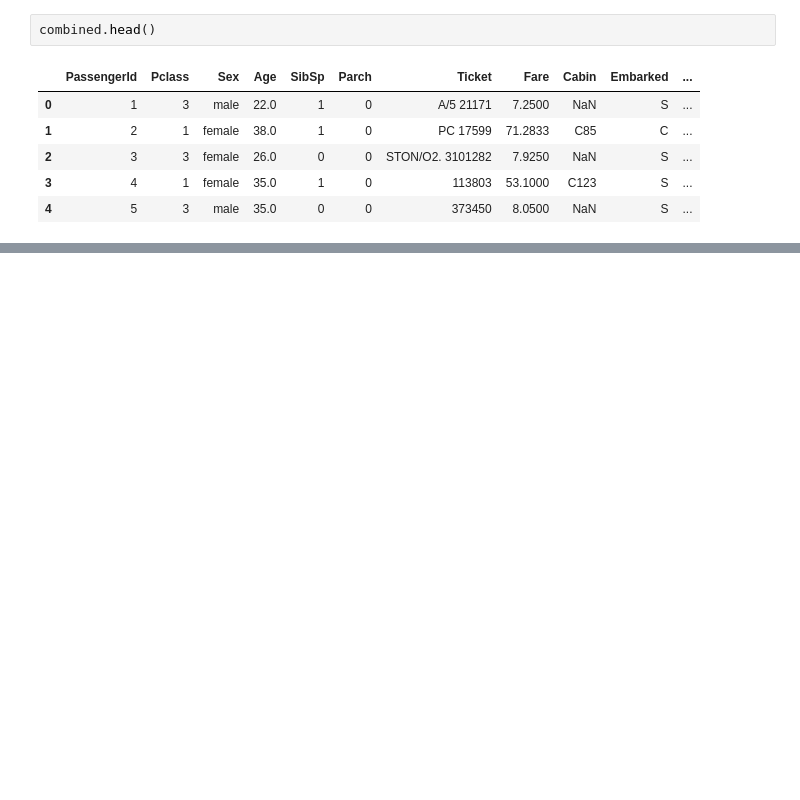
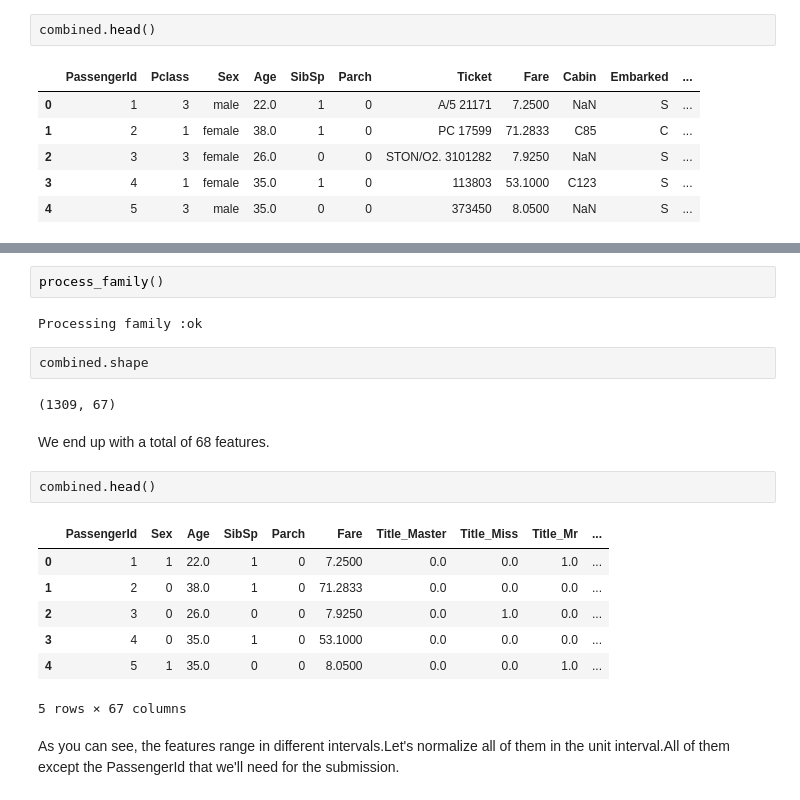
Before and after one commit to Naveed1842/DataScience-Projects, a Jupyter notebook: kaggle-titanic/Data_Exploration.ipynb, the cells around one changed output, grey strips where cells are left out. Saved outputs shown, nothing was run; the diff lists cells and outputs as text; blank space fills up the shorter version.

```diff
--- a/kaggle-titanic/Data_Exploration.ipynb
+++ b/kaggle-titanic/Data_Exploration.ipynb
@@ -421,0 +714,22 @@ combined.head()
+# %%
+process_family()
+# %% [output]
+Processing family :ok
+# %%
+combined.shape
+# %% [output]
+(1309, 67)
+# %% [markdown]
+We end up with a total of 68 features.
+# %%
+combined.head()
+# %% [output]
+|  | PassengerId | Sex | Age | SibSp | Parch | Fare | Title_Master | Title_Miss | Title_Mr | ... |
+| 0 | 1 | 1 | 22.0 | 1 | 0 | 7.2500 | 0.0 | 0.0 | 1.0 | ... |
+| 1 | 2 | 0 | 38.0 | 1 | 0 | 71.2833 | 0.0 | 0.0 | 0.0 | ... |
+| 2 | 3 | 0 | 26.0 | 0 | 0 | 7.9250 | 0.0 | 1.0 | 0.0 | ... |
+| 3 | 4 | 0 | 35.0 | 1 | 0 | 53.1000 | 0.0 | 0.0 | 0.0 | ... |
+| 4 | 5 | 1 | 35.0 | 0 | 0 | 8.0500 | 0.0 | 0.0 | 1.0 | ... |
+5 rows × 67 columns
+# %% [markdown]
+As you can see, the features range in different intervals.Let's normalize all of them in the unit interval.All of them except the PassengerId that we'll need for the submission.
```
Also changed, not shown: parts of 70 cells of this notebook.
